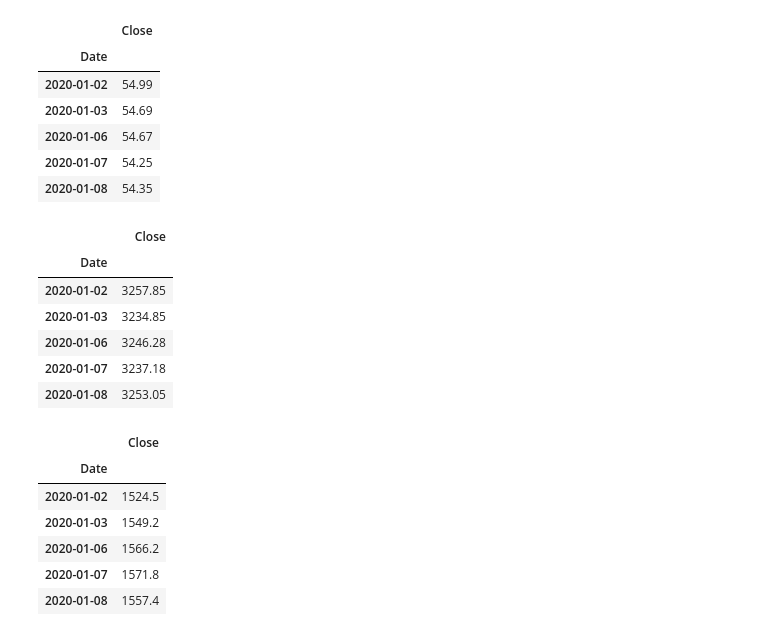
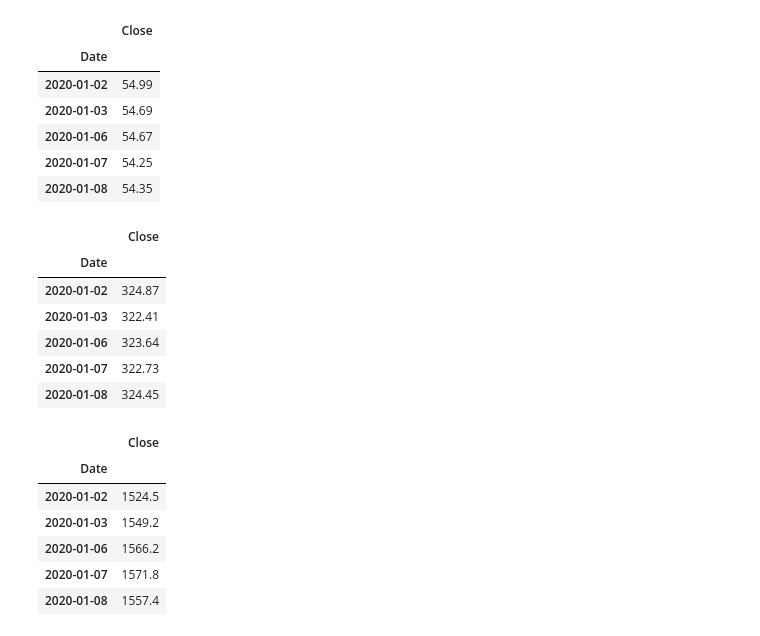
Before and after one commit to CYXNBNBNB/AD685-Quantitative-Methods-for-Finance, a Jupyter notebook: AD685 OLS Regression HAC.ipynb, the cells around one changed output. Drawn from its saved outputs; the diff is of its cells as text; code cells hidden in the pictures.

```diff
--- a/AD685 OLS Regression HAC.ipynb
+++ b/AD685 OLS Regression HAC.ipynb
@@ -26,24 +26,24 @@ OK.head()
 | 2020-01-07 | 54.25 |
 | 2020-01-08 | 54.35 |
 # %%
-SP500 = pd.read_excel(
-    "data/SP500.xlsx",
+SPY = pd.read_excel(
+    "data/SPY.xlsx",
     sheet_name=0,
     engine="openpyxl"
 )
 
-SP500["Date"] = pd.to_datetime(SP500["Date"])
-SP500 = SP500.set_index("Date").sort_index()
+SPY["Date"] = pd.to_datetime(SPY["Date"])
+SPY = SPY.set_index("Date").sort_index()
 
-SP500.head()
+SPY.head()
 # %% [output]
 |  | Close |
 | Date |  |
-| 2020-01-02 | 3257.85 |
-| 2020-01-03 | 3234.85 |
-| 2020-01-06 | 3246.28 |
-| 2020-01-07 | 3237.18 |
-| 2020-01-08 | 3253.05 |
+| 2020-01-02 | 324.87 |
+| 2020-01-03 | 322.41 |
+| 2020-01-06 | 323.64 |
+| 2020-01-07 | 322.73 |
+| 2020-01-08 | 324.45 |
 # %%
 GCF = pd.read_excel(
     "data/GCF.xlsx",
```
Also changed, not shown: parts of 13 cells of this notebook, 3 other files.
